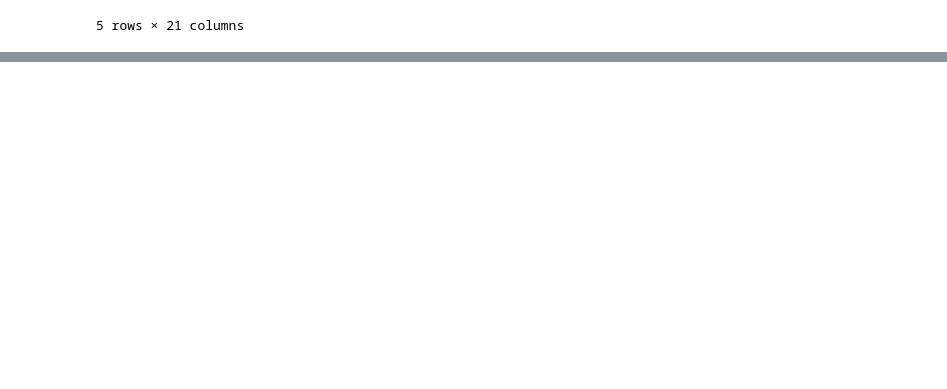
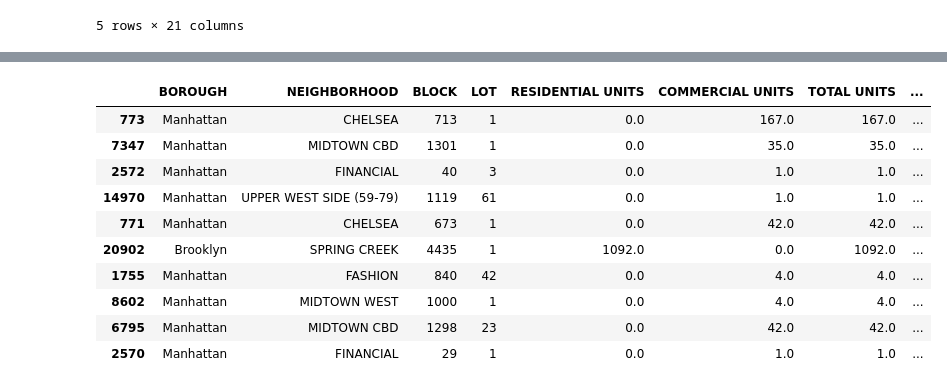
Before and after one commit to zhuoyingcai/NYC-Housing-Prices-Analysis, a Jupyter notebook: NYC_Housing_Prices_Analysis.ipynb, the cells around one changed output, grey strips where cells are left out. Cells and saved outputs as stored; diff of their text form; code cells hidden in the pictures; blank space fills up the shorter version.

Commit message:
clean data, drop outlier and drop unread sale price

```diff
--- a/NYC_Housing_Prices_Analysis.ipynb
+++ b/NYC_Housing_Prices_Analysis.ipynb
@@ -130,0 +129,5 @@ Index: []
+# %%
+df = df[df['SALE PRICE'] != 0]
+df = df[df['GROSS SQUARE FEET'] != 0]
+df = df[df['LAND SQUARE FEET'] != 0]
+df = df[df['YEAR BUILT'] != 0]
@@ -130,0 +162,14 @@ Index: []
+# %%
+df.nlargest(10, 'SALE PRICE')
+# %% [output]
+|  | BOROUGH | NEIGHBORHOOD | BLOCK | LOT | RESIDENTIAL UNITS | COMMERCIAL UNITS | TOTAL UNITS | ... |
+| 773 | Manhattan | CHELSEA | 713 | 1 | 0.0 | 167.0 | 167.0 | ... |
+| 7347 | Manhattan | MIDTOWN CBD | 1301 | 1 | 0.0 | 35.0 | 35.0 | ... |
+| 2572 | Manhattan | FINANCIAL | 40 | 3 | 0.0 | 1.0 | 1.0 | ... |
+| 14970 | Manhattan | UPPER WEST SIDE (59-79) | 1119 | 61 | 0.0 | 1.0 | 1.0 | ... |
+| 771 | Manhattan | CHELSEA | 673 | 1 | 0.0 | 42.0 | 42.0 | ... |
+| 20902 | Brooklyn | SPRING CREEK | 4435 | 1 | 1092.0 | 0.0 | 1092.0 | ... |
+| 1755 | Manhattan | FASHION | 840 | 42 | 0.0 | 4.0 | 4.0 | ... |
+| 8602 | Manhattan | MIDTOWN WEST | 1000 | 1 | 0.0 | 4.0 | 4.0 | ... |
+| 6795 | Manhattan | MIDTOWN CBD | 1298 | 23 | 0.0 | 42.0 | 42.0 | ... |
+| 2570 | Manhattan | FINANCIAL | 29 | 1 | 0.0 | 1.0 | 1.0 | ... |
```
Also changed, not shown: parts of 12 cells of this notebook.
